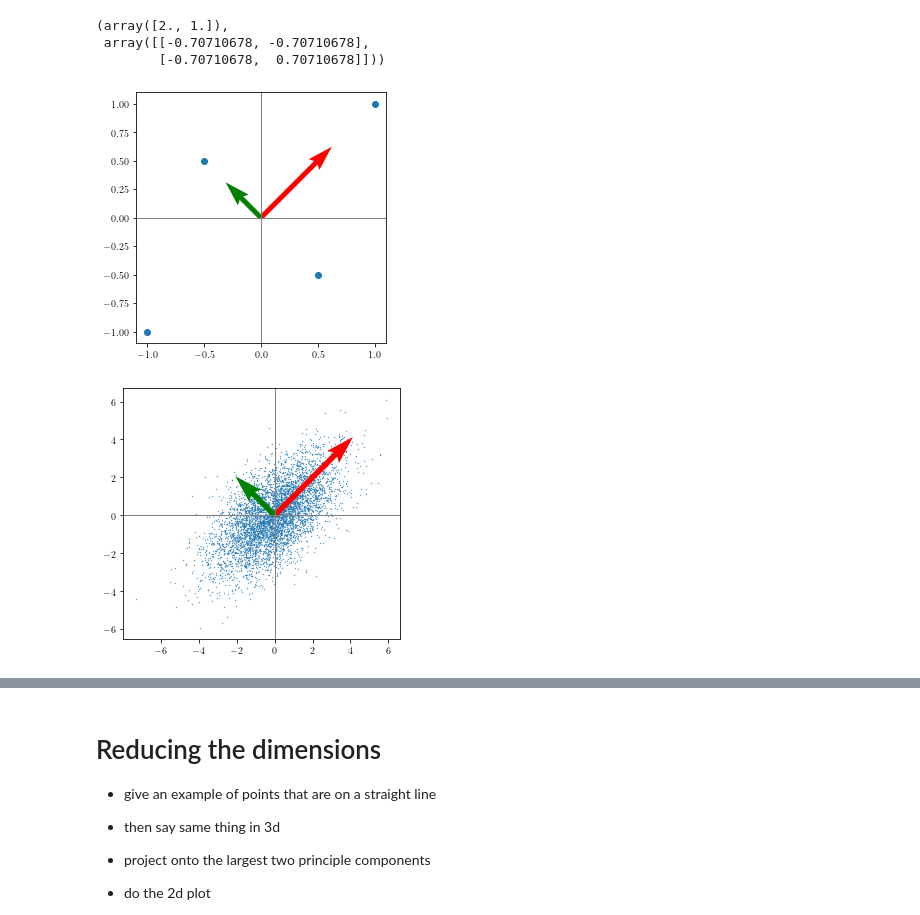
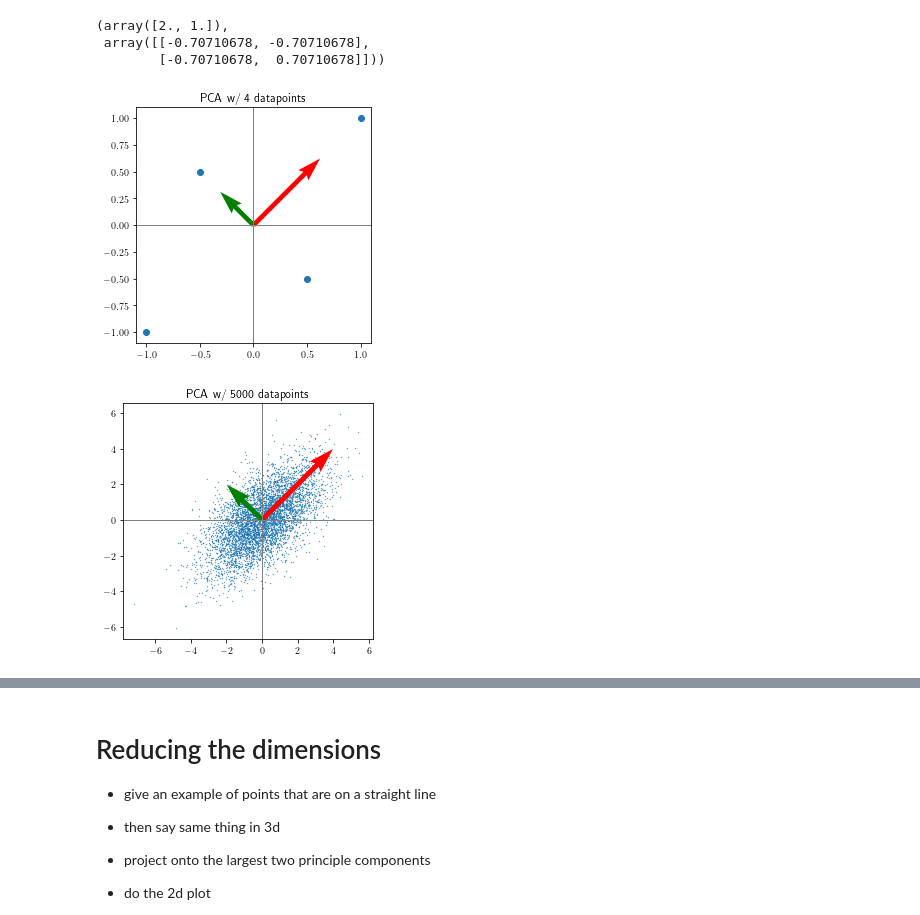
Before and after one commit to hws1302/pca-article, a Jupyter notebook: PCA.ipynb, the cells around one changed output, grey strips where cells are left out. Drawn from its saved outputs; the diff is of its cells as text; code cells hidden in the pictures.

Commit message:
final figures

```diff
--- a/PCA.ipynb
+++ b/PCA.ipynb
@@ -114,17 +114,19 @@ w, Vt
 # %%
 # plot principal components
 eigenvals, eigenvecs = np.linalg.eig(covar)
 prin_comp = np.sqrt(eigenvals) * eigenvecs
 origin = np.array([[0, 0],[0, 0]]) # origin point
 plt.quiver(*origin, prin_comp[0], prin_comp[1], color=['r','g'], scale=5, width=0.02)
 
 plt.scatter(x,y)
 plt.axvline(c='grey', lw=1)
 plt.axhline(c='grey', lw=1)
 plt.gca().set_aspect('equal', adjustable='box')
+plt.title('PCA w/ 4 datapoints')
+# plt.savefig('4_datapoints.png')
 plt.show()
 # %% [output]
-[figure, old version]
+[figure, new version]
 # %%
 # now plot with may points
 mean = np.zeros(2)
@@ -142,6 +144,8 @@ plt.quiver(*origin, prin_comp[0], prin_comp[1], color=['r','g'], scale=5, width=
 plt.axvline(c='grey', lw=1)
 plt.axhline(c='grey', lw=1)
 plt.gca().set_aspect('equal', adjustable='box')
+plt.title('PCA w/ 5000 datapoints')
+# plt.savefig('5000_datapoints.png')
 plt.show()
 # %% [output]
-[figure, old version]
+[figure, new version]
```
Also changed, not shown: parts of 12 cells of this notebook, 4 other files.
